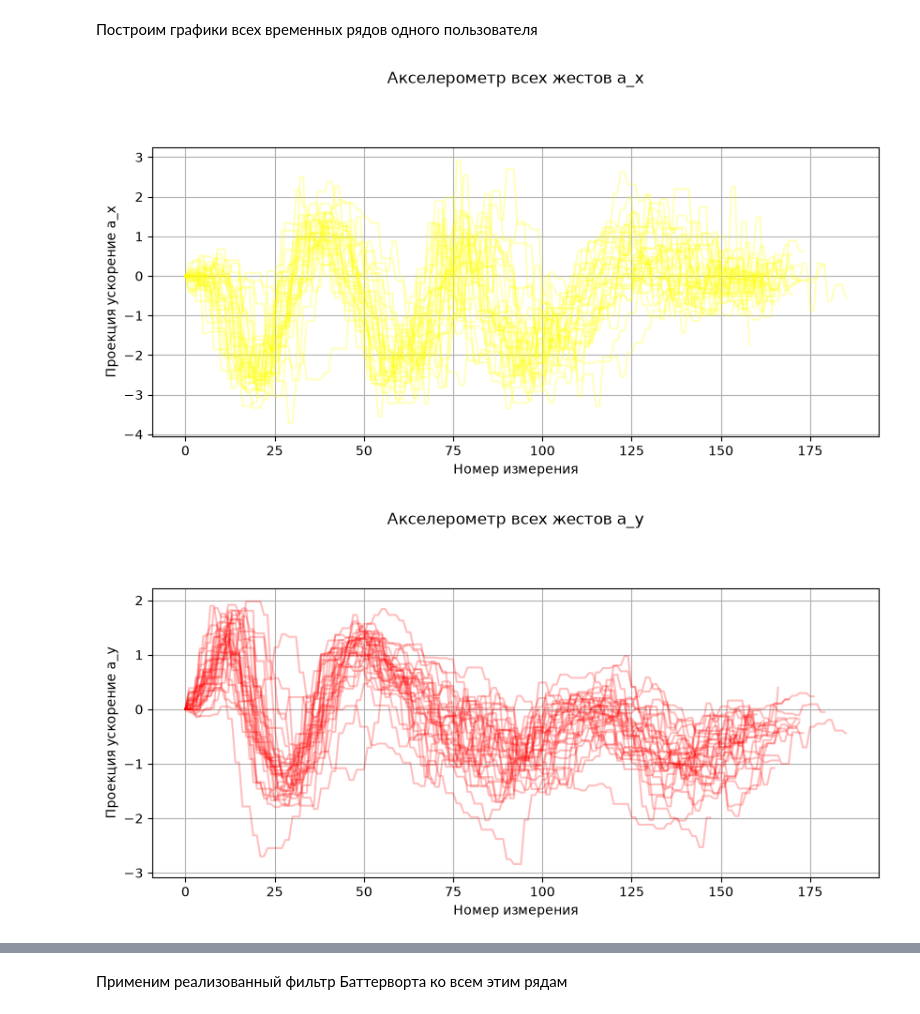
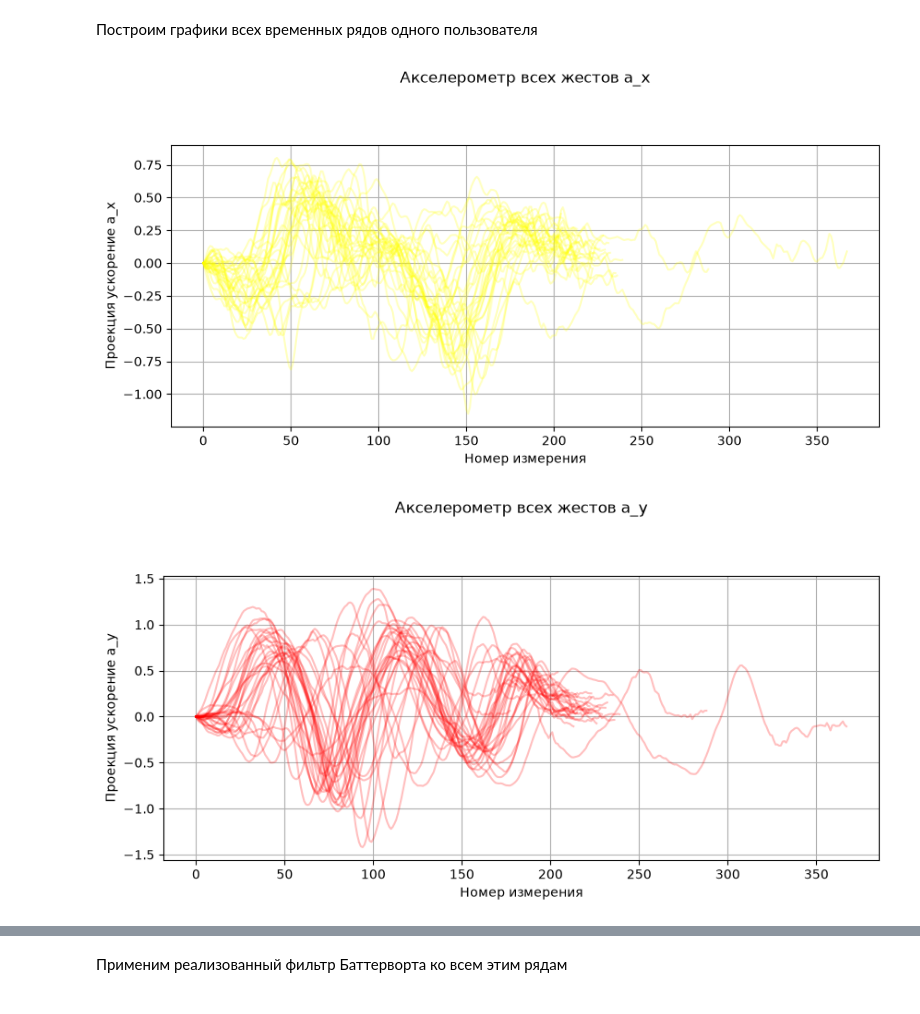
Before and after one commit to danya-kuzin/one_class_classifier, a Jupyter notebook: one‑class classifier.ipynb, the cells around one changed output, grey strips where cells are left out. Saved outputs shown, nothing was run; the diff lists cells and outputs as text; code cells hidden in the pictures.

```diff
--- a/one‑class classifier.ipynb
+++ b/one‑class classifier.ipynb
@@ -127,9 +160,9 @@ def prepare_rotation_angle(rotation_degrees):
     return relative_rotations
 
 # функция полной фильтрации жеста
-def full_filt_gesture(txt_files, num_file, amount_all_attributes, filt):
+def full_filt_gesture(user_folders, train_valid_test, num_user, num_file, amount_all_attributes, filt):
     # парсим атрибуты (временные ряды) из матрицы для i-ого файла
-    time_series_matrix = get_training_gesture_txt(txt_files, num_file)
+    time_series_matrix = get_gesture(user_folders, train_valid_test, num_user, num_file)
     for i in range(amount_all_attributes):
         attribute = prepare_rotation_angle(time_series_matrix[:, i])
         # если фильтрация нужна
@@ -138,7 +171,7 @@ def full_filt_gesture(txt_files, num_file, amount_all_attributes, filt):
     return time_series_matrix
 
 # функция построения графика одной проекций (атрибута/временного ряда) для всех жестов
-def build_one_attribute_plot(txt_files, dataset_path, num_time_series, filt):
+def build_one_attribute_plot(user_folders, train_valid_test, num_user, num_time_series, filt):
     plt.figure(figsize=(10, 4))
     match num_time_series:
         case 0:
@@ -154,35 +187,40 @@ def build_one_attribute_plot(txt_files, dataset_path, num_time_series, filt):
             attribute_name = "r_x"
             color_name = "black"
         case 4:
             attribute_name = "r_y"
             color_name = "purple"
         case 5:
             attribute_name = "r_z"
             color_name = "blue"
 
-    for i in range(len(txt_files)):
+    # считаем кол-во жестов пользователя
+    result_path = user_folders[num_user] / "inf" / train_valid_test
+    gesture_len = len(list(result_path.iterdir())) - 1
+
+    for i in range(gesture_len):
         # парсим атрибуты (временные ряды) из матрицы для i-ого файла
-        time_series_matrix = get_training_gesture_txt(dataset_path, i)
+        time_series_matrix = get_gesture(user_folders, "train", num_user, num_file=i)
         # если фильтрация не нужна
         if filt == 0:
             attribute = prepare_rotation_angle(time_series_matrix[:, num_time_series])
             plt.plot(attribute, label=attribute_name, color=color_name, alpha=0.25)
         # если фильтрация нужна
         else:
             attribute = butterworth_filter_gesture(prepare_rotation_angle(time_series_matrix[:, num_time_series]))
             plt.plot(attribute, label=attribute_name, color=color_name, alpha=0.25)
 
     plt.title("Акселерометр всех жестов " + attribute_name + "\n\n\n")
     plt.xlabel("Номер измерения")
     plt.ylabel("Проекция ускорение " + attribute_name)
     plt.grid(True)
 
     plt.show()
 
 # непосредственно строим все графики
 amount_all_attributes = 6
 for i in range(amount_all_attributes):
-    build_one_attribute_plot(txt_files, dataset_path, i, filt=0)
+    build_one_attribute_plot(user_folders, train_valid_test="train",
+                             num_user=0, num_time_series=i, filt=0)
 # %% [output]
-[figure, old version]
+[figure, new version]
-[figure, old version]
+[figure, new version]
```
Also changed, not shown: parts of 9 cells of this notebook, 2 other files.
